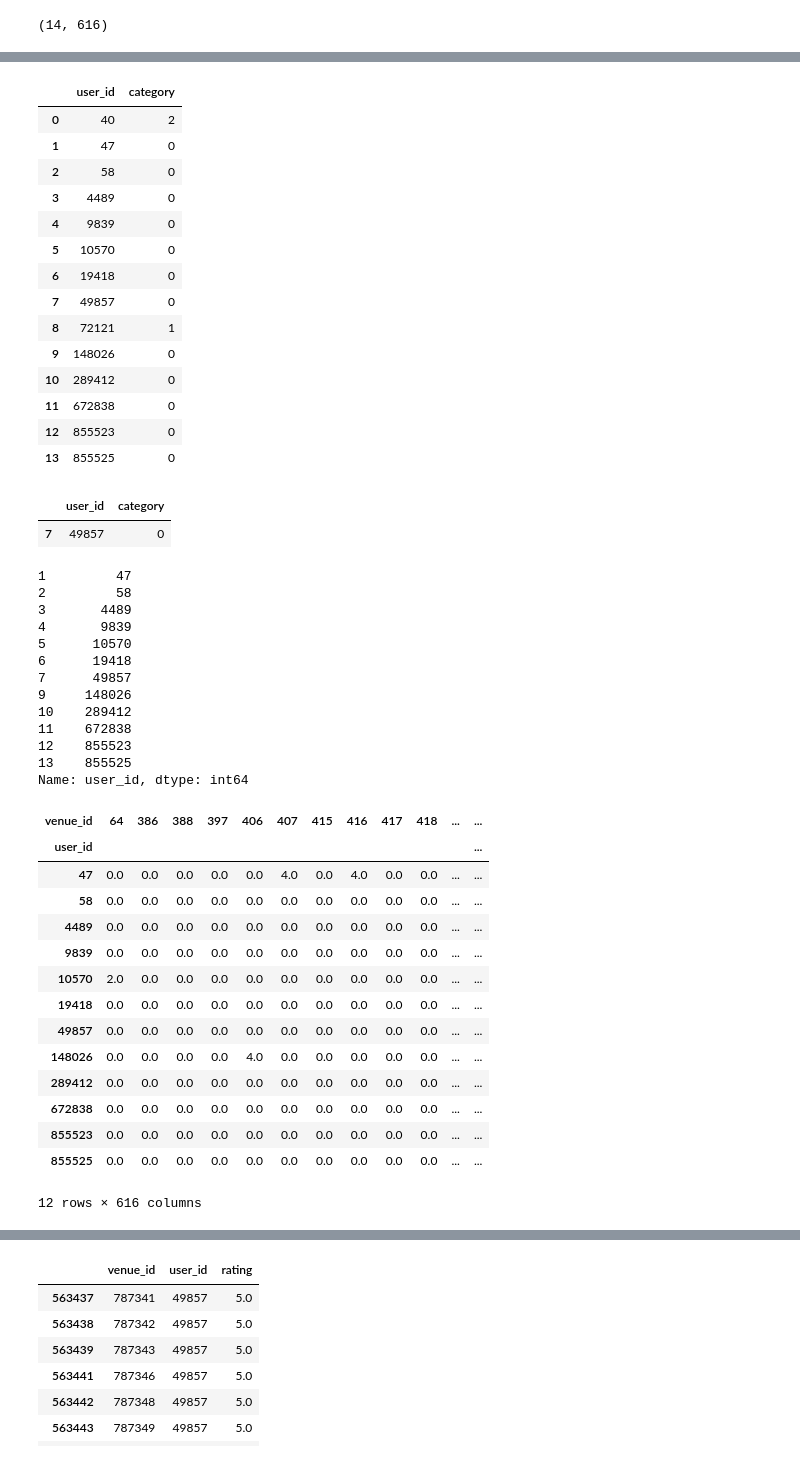
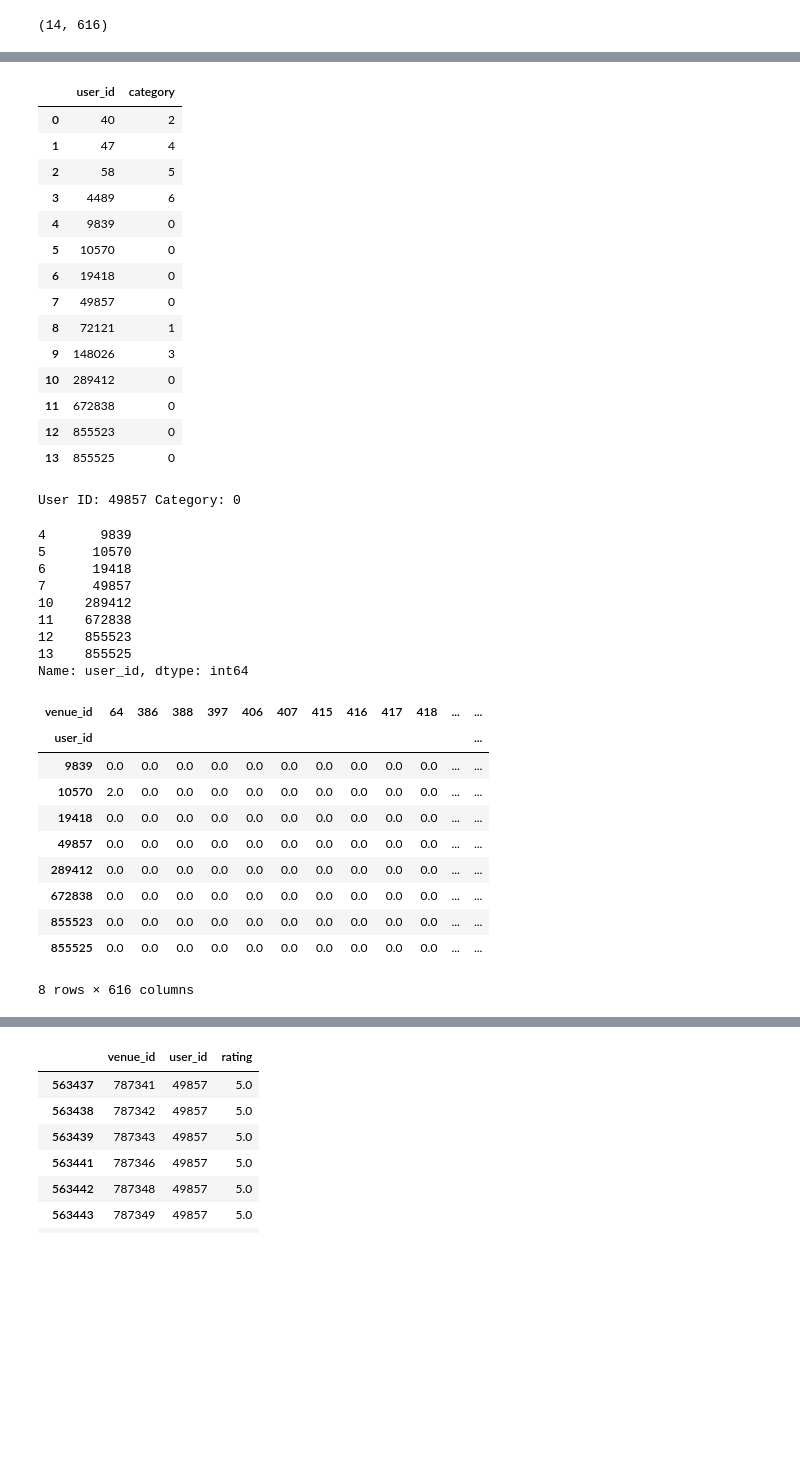
Before and after one commit to stefanauwyang/ml-engineer, a Jupyter notebook: ML-Engineer-Notebook.ipynb, the cells around one changed output, grey strips where cells are left out. Drawn from its saved outputs; the diff is of its cells as text; code cells hidden in the pictures; blank space fills up the shorter version.

```diff
--- a/ML-Engineer-Notebook.ipynb
+++ b/ML-Engineer-Notebook.ipynb
@@ -787,7 +787,7 @@ from sklearn.cluster import KMeans
 from sklearn import metrics
 import numpy as np
 # %%
-kmeans_model = KMeans(n_clusters=3, max_iter=10).fit(features)
+kmeans_model = KMeans(n_clusters=7, max_iter=10).fit(features)
 # %%
 print('Silhouette_score: ', metrics.silhouette_score(features, kmeans_model.labels_))
 # %% [output]
@@ -827,56 +834,49 @@ categorized
 # %% [output]
 |  | user_id | category |
 | 0 | 40 | 2 |
-| 1 | 47 | 0 |
-| 2 | 58 | 0 |
-| 3 | 4489 | 0 |
+| 1 | 47 | 4 |
+| 2 | 58 | 5 |
+| 3 | 4489 | 6 |
 | 4 | 9839 | 0 |
 | 5 | 10570 | 0 |
 | 6 | 19418 | 0 |
 | 7 | 49857 | 0 |
 | 8 | 72121 | 1 |
-| 9 | 148026 | 0 |
+| 9 | 148026 | 3 |
 | 10 | 289412 | 0 |
 | 11 | 672838 | 0 |
 | 12 | 855523 | 0 |
 | 13 | 855525 | 0 |
-# %%
-categorized[categorized['user_id']==user]
-# %% [output]
-|  | user_id | category |
-| 7 | 49857 | 0 |
+# %%
+my_category = categorized[categorized['user_id']==user]
+my_category = my_category['category'].values[0]
+print('User ID:',user,'Category:',my_category)
+# %% [output]
+User ID: 49857 Category: 0
 # %%
-myfilter = categorized[categorized['category']==0]['user_id']
-myfilter
+my_category_cluster_filter = categorized[categorized['category']==my_category]['user_id']
+my_category_cluster_filter
 # %% [output]
-1         47
-2         58
-3       4489
 4       9839
 5      10570
 6      19418
 7      49857
-9     148026
 10    289412
 11    672838
 12    855523
 13    855525
 Name: user_id, dtype: int64
 # %%
-data_pivot[data_pivot.index.isin(myfilter)]
+data_pivot[data_pivot.index.isin(my_category_cluster_filter)]
 # %% [output]
 | venue_id | 64 | 386 | 388 | 397 | 406 | 407 | 415 | 416 | 417 | 418 | ... | ... |
 | user_id |  |  |  |  |  |  |  |  |  |  |  | ... |
-| 47 | 0.0 | 0.0 | 0.0 | 0.0 | 0.0 | 4.0 | 0.0 | 4.0 | 0.0 | 0.0 | ... | ... |
-| 58 | 0.0 | 0.0 | 0.0 | 0.0 | 0.0 | 0.0 | 0.0 | 0.0 | 0.0 | 0.0 | ... | ... |
-| 4489 | 0.0 | 0.0 | 0.0 | 0.0 | 0.0 | 0.0 | 0.0 | 0.0 | 0.0 | 0.0 | ... | ... |
 | 9839 | 0.0 | 0.0 | 0.0 | 0.0 | 0.0 | 0.0 | 0.0 | 0.0 | 0.0 | 0.0 | ... | ... |
 | 10570 | 2.0 | 0.0 | 0.0 | 0.0 | 0.0 | 0.0 | 0.0 | 0.0 | 0.0 | 0.0 | ... | ... |
 | 19418 | 0.0 | 0.0 | 0.0 | 0.0 | 0.0 | 0.0 | 0.0 | 0.0 | 0.0 | 0.0 | ... | ... |
 | 49857 | 0.0 | 0.0 | 0.0 | 0.0 | 0.0 | 0.0 | 0.0 | 0.0 | 0.0 | 0.0 | ... | ... |
-| 148026 | 0.0 | 0.0 | 0.0 | 0.0 | 4.0 | 0.0 | 0.0 | 0.0 | 0.0 | 0.0 | ... | ... |
 | 289412 | 0.0 | 0.0 | 0.0 | 0.0 | 0.0 | 0.0 | 0.0 | 0.0 | 0.0 | 0.0 | ... | ... |
 | 672838 | 0.0 | 0.0 | 0.0 | 0.0 | 0.0 | 0.0 | 0.0 | 0.0 | 0.0 | 0.0 | ... | ... |
 | 855523 | 0.0 | 0.0 | 0.0 | 0.0 | 0.0 | 0.0 | 0.0 | 0.0 | 0.0 | 0.0 | ... | ... |
 | 855525 | 0.0 | 0.0 | 0.0 | 0.0 | 0.0 | 0.0 | 0.0 | 0.0 | 0.0 | 0.0 | ... | ... |
-12 rows × 616 columns
+8 rows × 616 columns
```
Also changed, not shown: parts of 18 cells of this notebook, 1 other file.
